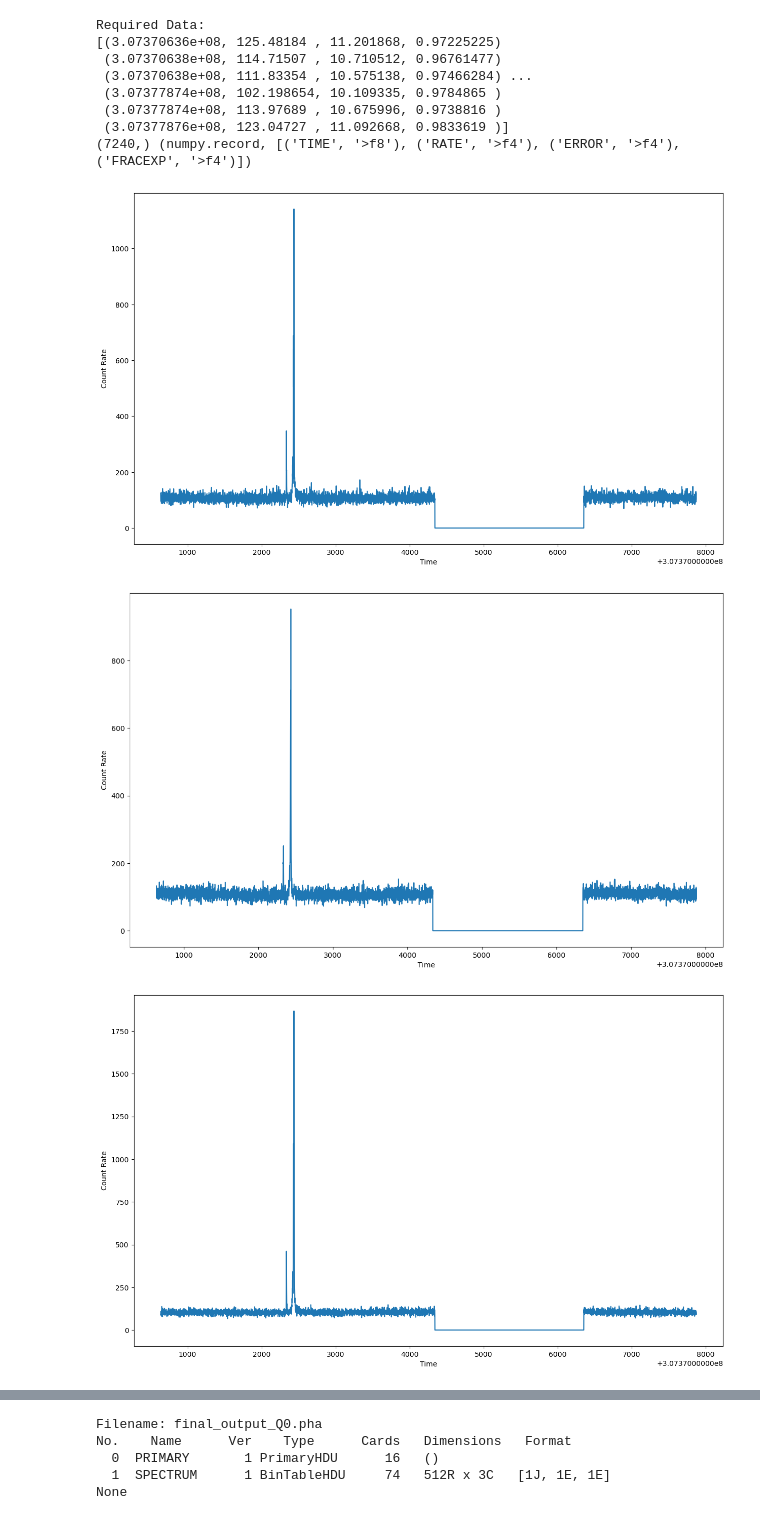
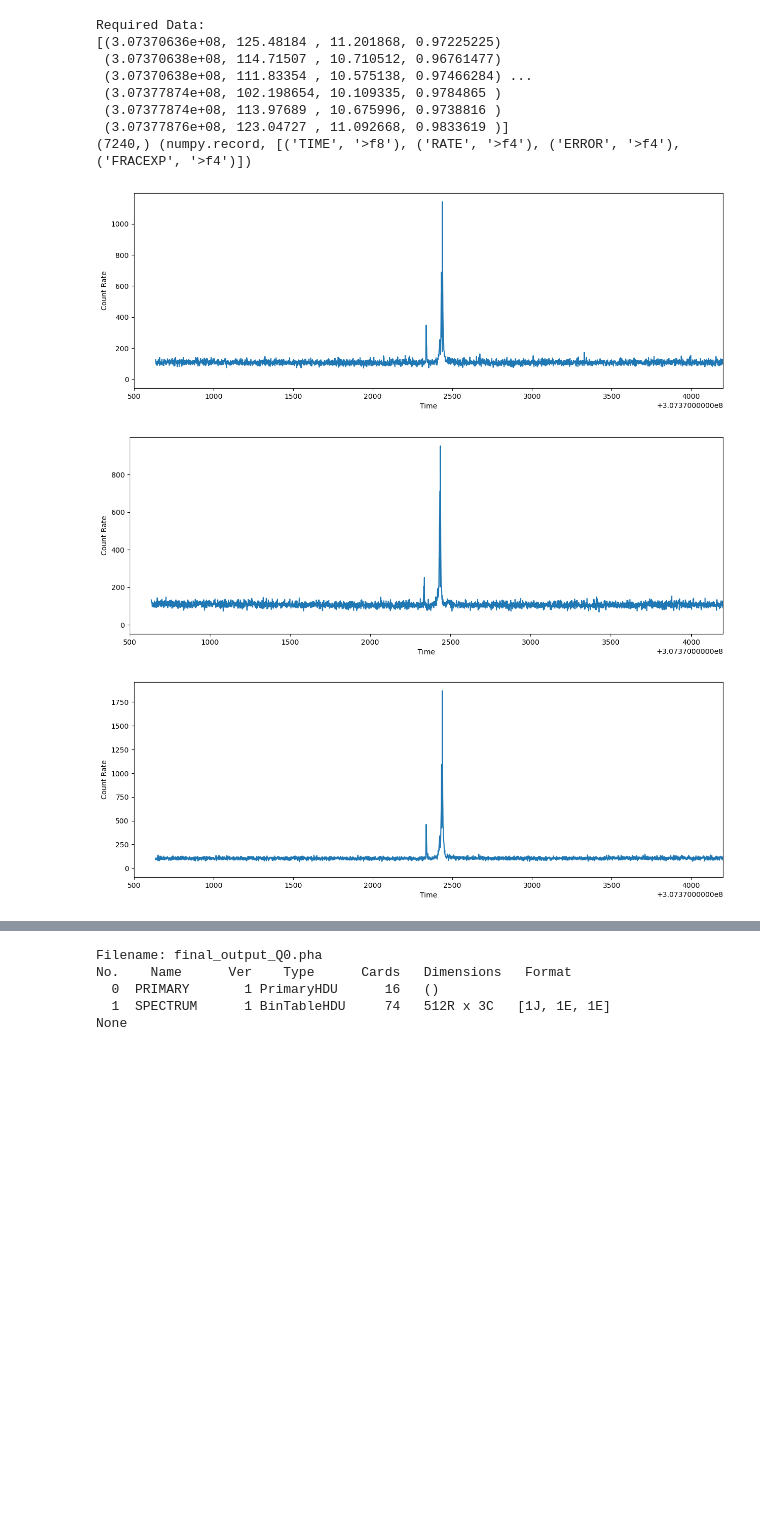
Before and after one commit to HeisenbergsCat03/ksp-grb, a Jupyter notebook: grb.ipynb, the cells around one changed output, grey strips where cells are left out. Saved outputs shown, nothing was run; the diff lists cells and outputs as text; code cells hidden in the pictures; blank space fills up the shorter version.

```diff
--- a/grb.ipynb
+++ b/grb.ipynb
@@ -59,11 +71,12 @@ Required Data:
 # %%
 m_complete = [m1,m2,m3,m4]
 for m in m_complete:
-    plt.subplots(1, 1, figsize = (15,9))
+    plt.subplots(1, 1, figsize = (15,5))
+    plt.xlim(500+3.0737e8,4200+3.0737e8)
     plt.plot(m[1].data['TIME'],m[1].data['RATE'])
     plt.xlabel("Time")
     plt.ylabel("Count Rate")
 # %% [output]
-[figure, old version]
+[figure, new version]
-[figure, old version]
+[figure, new version]
-[figure, old version]
+[figure, new version]
```
Also changed, not shown: parts of 2 cells of this notebook, 1 other file.
